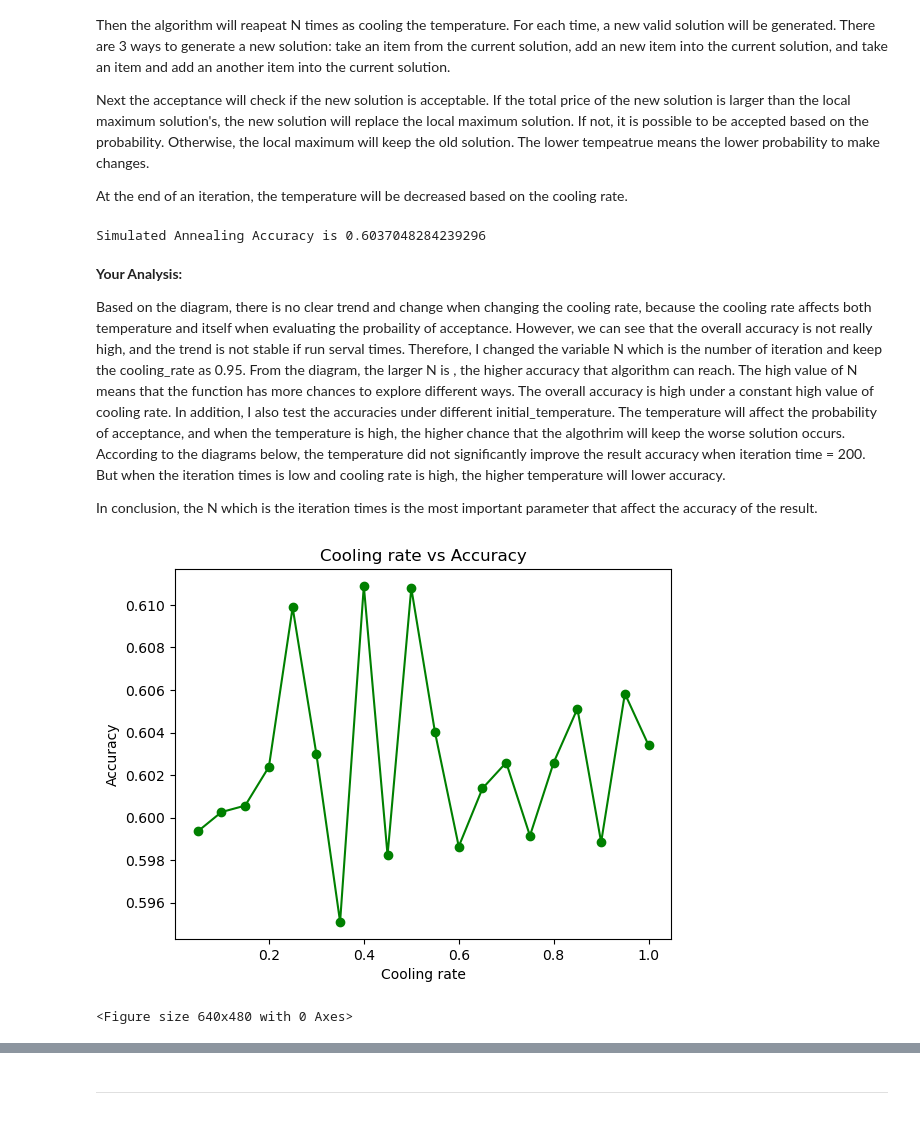
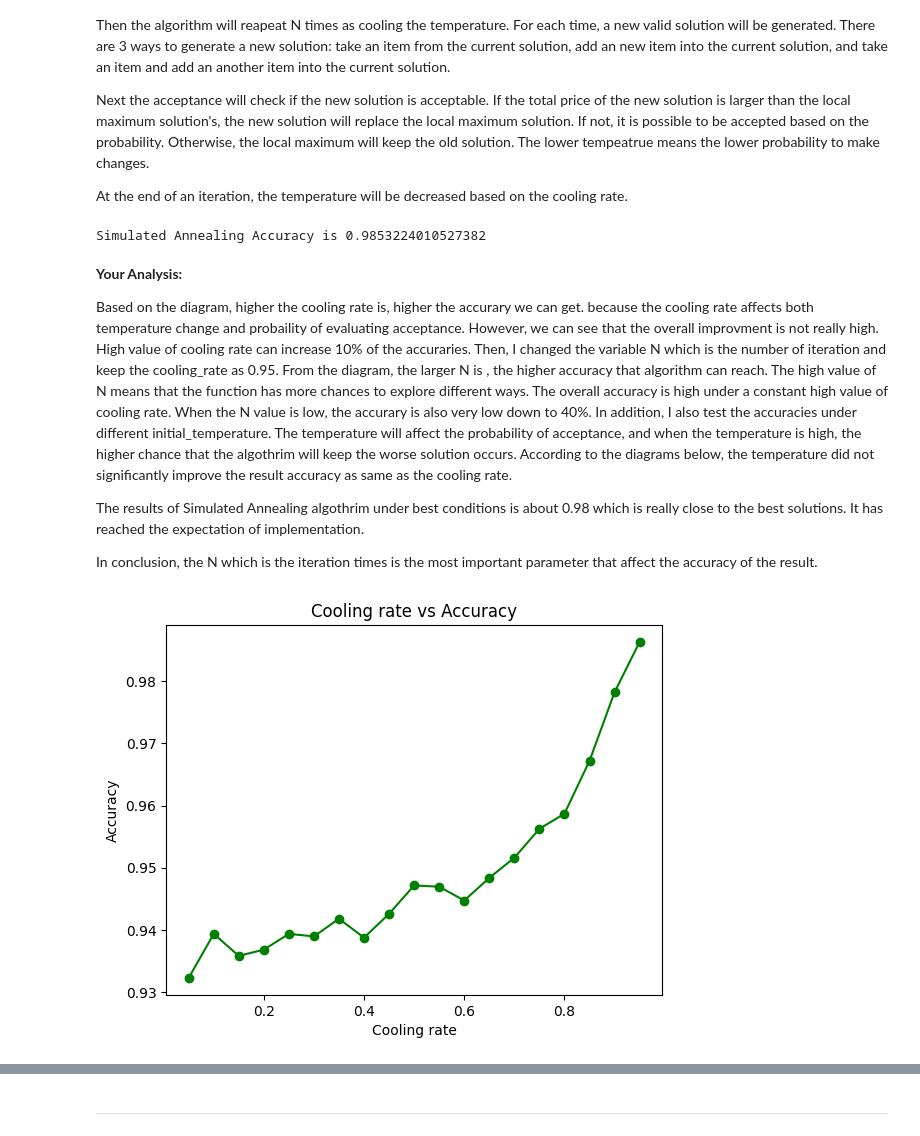
Before and after one commit to uOttawa-Collabs/CSI4106-Fall-2023, a Jupyter notebook: Assignment 1/CSI4106_A1.ipynb, the cells around one changed output, grey strips where cells are left out. Drawn from its saved outputs; the diff is of its cells as text; code cells hidden in the pictures.

Commit message:
Fixed Simulated Annealing (#6)
-Edit comments of code

---------

Co-authored-by: wxx9248 <wxx9248@wxx9248.top>

```diff
--- a/Assignment 1/CSI4106_A1.ipynb
+++ b/Assignment 1/CSI4106_A1.ipynb
@@ -299,7 +305,7 @@ def simulated_annealing(data, N, initial_temperature, cooling_rate):
         new_solution = get_new_solution(local_solution, weights, capacity)
 
         #Checking if the new solution is acceptable
-        if acceptance(prices, new_solution, local_solution_price, cooling_rate, temperature):
+        if get_total_value(weights, new_solution) <= capacity and acceptance(prices, new_solution, local_solution_price, cooling_rate, temperature):
             local_solution = new_solution
             local_solution_price = get_total_value(prices, local_solution)
 
@@ -349,25 +355,25 @@ def get_new_solution(tmp_solution: list[int], weights: list[int], capacity: int)
     if len(selected) == 0:
         return put(unselected, tmp_solution)
 
-    while True:
-        random_num = random.random()
+    #Take an item if the bag is full
+    if len(unselected) == 0:
+        return take(selected, tmp_solution)
 
-        #Take an item from the bag
-        if random_num < 0.333:
-            new_solution = take(selected, tmp_solution)
 
-        #Put an item into the bag
-        elif random_num < 0.666:
-            new_solution = put(unselected, tmp_solution)
+    random_num = random.random()
 
-        #Take an item and put an another item
-        else:
-            new_solution = take(selected, tmp_solution)
-            new_solution = put(unselected, new_solution)
+    #Take an item from the bag
+    if random_num < 0.333:
+        new_solution = take(selected, tmp_solution)
 
-        #Return the result if the new soluiton is not over capacity
-        if get_total_value(weights, new_solution) < capacity:
-            break
+    #Put an item into the bag
+    elif random_num < 0.666:
+        new_solution = put(unselected, tmp_solution)
+
+    #Take an item and put an another item
+    else:
+        new_solution = take(selected, tmp_solution)
+        new_solution = put(unselected, new_solution)
     return new_solution
 
 
@@ -381,7 +387,7 @@ def get_initial_solution(weights: list[int], capacity: int, length: int) -> list
             new_solution[i] = 1
 
     #return if the solution is valid
-    if get_total_value(weights, new_solution) < capacity:
+    if get_total_value(weights, new_solution) <= capacity:
         return new_solution
 
     #Else generating another solution
@@ -445,55 +451,56 @@ def is_one_solution(weights: list[int], capacity: int) -> bool:
     '''
     length = len(weights)
     solution = [1]*length
-    return get_total_value(weights, solution) < capacity
+    return get_total_value(weights, solution) <= capacity
 # %%
 solutions_sa = []
 for _, row in dataset.iterrows():
     target = row['Best price']
-    solution, indexes = simulated_annealing(row, N = 10, initial_temperature=1, cooling_rate=0.95)
+    solution, indexes = simulated_annealing(row, N = 200, initial_temperature=2000, cooling_rate=0.95)
     solutions_sa.append(1 if target == solution else 0)
 # %%
 print("Simulated Annealing Accuracy is", np.mean(solutions_sa))
 # %% [output]
-Simulated Annealing Accuracy is 0.6037048284239296
+Simulated Annealing Accuracy is 0.9853224010527382
 # %% [markdown]
 **Your Analysis:**
 
-Based on the diagram, there is no clear trend and change when changing the cooling rate, because the cooling rate affects both temperature and itself when evaluating the probaility of acceptance. However, we can see that the overall accuracy is not really high, and the trend is not stable if run serval times.
-Therefore, I changed the variable N which is the number of iteration and keep the cooling_rate as 0.95. From the diagram, the larger N is , the higher accuracy that algorithm can reach. The high value of N means that the function has more chances to explore different ways. The overall accuracy is high under a constant high value of cooling rate.
-In addition, I also test the accuracies under different initial_temperature. The temperature will affect the probability of acceptance, and when the temperature is high, the higher chance that the algothrim will keep the worse solution occurs. According to the diagrams below, the temperature did not significantly improve the result accuracy when iteration time = 200. But when the iteration times is low and cooling rate is high, the higher temperature will lower accuracy.
+Based on the diagram, higher the cooling rate is, higher the accurary we can get. because the cooling rate affects both temperature change and probaility of evaluating acceptance. However, we can see that the overall improvment is not really high. High value of cooling rate can increase 10% of the accuraries.
+Then, I changed the variable N which is the number of iteration and keep the cooling_rate as 0.95. From the diagram, the larger N is , the higher accuracy that algorithm can reach. The high value of N means that the function has more chances to explore different ways. The overall accuracy is high under a constant high value of cooling rate. When the N value is low, the accurary is also very low down to 40%.
+In addition, I also test the accuracies under different initial_temperature. The temperature will affect the probability of acceptance, and when the temperature is high, the higher chance that the algothrim will keep the worse solution occurs. According to the diagrams below, the temperature did not significantly improve the result accuracy as same as the cooling rate.
+
+The results of Simulated Annealing algothrim under best conditions is about 0.98 which is really close to the best solutions. It has reached the expectation of implementation.
 
 In conclusion, the N which is the iteration times is the most important parameter that affect the accuracy of the result.
 # %%
 #Cooling rate vs Accuracy
 
 from matplotlib import pyplot as plot
 #%pylab inline#jupyter
 
 cooling_rates = []
-i = 0
+i = 0.05
 while i < 1:
+    cooling_rates.append(i)
     i += 0.05
-    cooling_rates.append(i)
 
 results = []
 
 for rate in cooling_rates:
     solutions_sa = []
     for _, row in dataset.iterrows():
         target = row['Best price']
-        solution, indexes = simulated_annealing(row, N = 10, initial_temperature=1, cooling_rate=rate)
+        solution, indexes = simulated_annealing(row, N = 200, initial_temperature=3000, cooling_rate=rate)
         solutions_sa.append(1 if target == solution else 0)
     results.append(np.mean(solutions_sa))
 
 plot.plot(cooling_rates, results, color='green', marker='o', linestyle='solid')
 plot.title("Cooling rate vs Accuracy")
 plot.xlabel("Cooling rate")
 plot.ylabel("Accuracy")
 plot.show()
 # %% [output]
-[figure, old version]
+[figure, new version]
-<Figure size 640x480 with 0 Axes>
 # %%
 #Iteration Times vs Accuracy
 
```
Also changed, not shown: parts of 5 cells of this notebook.
